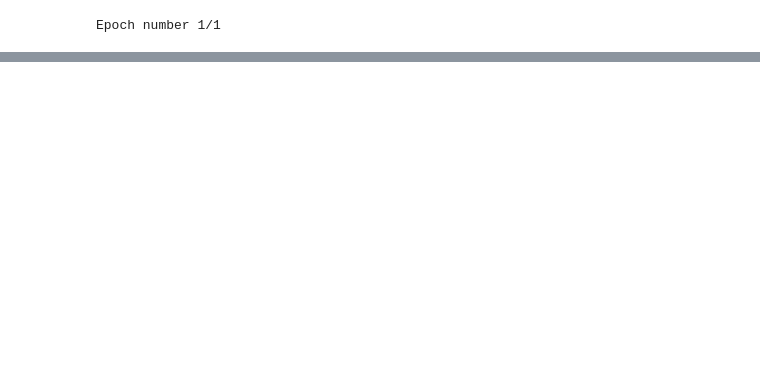
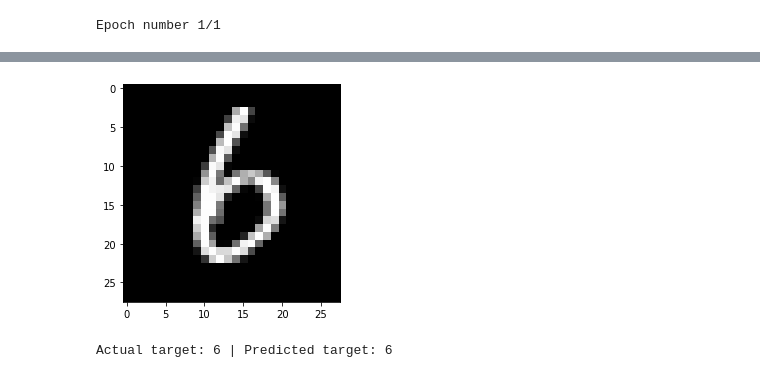
Before and after one commit to amirabbasja/Spiking-neural-networks-, a Jupyter notebook: 4-Example-MNIST.ipynb, the cells around one changed output, grey strips where cells are left out. Saved outputs shown, nothing was run; the diff lists cells and outputs as text; code cells hidden in the pictures; blank space fills up the shorter version.

```diff
--- a/4-Example-MNIST.ipynb
+++ b/4-Example-MNIST.ipynb
@@ -159,0 +181,19 @@ plt.show()
+# %%
+# Test and visualize the trained network
+testDataset = testLoader.dataset
+randomSample = testDataset[random.randint(0, len(testDataset) - 1)]
+img = randomSample[0]
+target = randomSample[1]
+
+plt.imshow(img.squeeze(), cmap="gray")
+plt.show()
+
+target = torch.tensor(target, device=device).unsqueeze(0)
+img = img.to(device)
+net.eval()
+spikes, _, _ = net(img.view(1,-1), target)
+
+print(f"Actual target: {target.item()} | Predicted target: {spikes.sum(dim = 0).argmax(1).item()}")
+# %% [output]
+[figure, added]
+Actual target: 6 | Predicted target: 6
```
Also changed, not shown: parts of 7 cells of this notebook.
